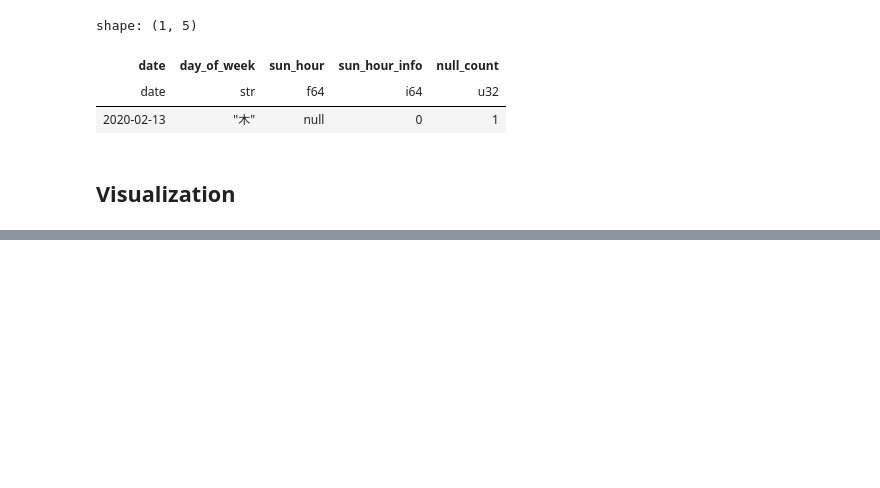
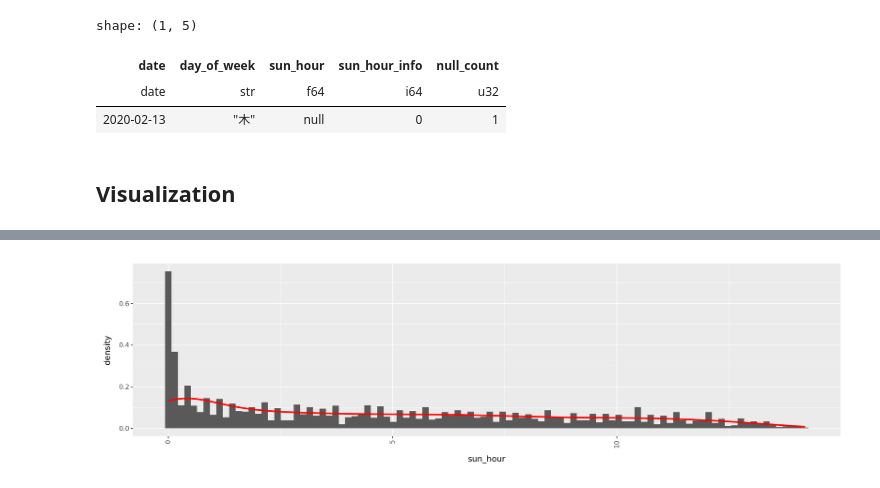
Before and after one commit to tiger-sea/mcs_research, a Jupyter notebook: src/scripts/weather_preprocess/sun.ipynb, the cells around one changed output, grey strips where cells are left out. Cells and saved outputs as stored; diff of their text form; code cells hidden in the pictures; blank space fills up the shorter version.

```diff
--- a/src/scripts/weather_preprocess/sun.ipynb
+++ b/src/scripts/weather_preprocess/sun.ipynb
@@ -78,0 +81,10 @@ shape: (1, 5)
+# %%
+(
+    ggplot(data=df, mapping=aes(x="sun_hour"))
+    + geom_histogram(aes(y="..density.."), bins=100)
+    + geom_density(size=1.2, color="red")
+    + theme(figure_size=(14, 4), axis_text_x=element_text(rotation=90))
+    # + xlim(0, 100)
+)
+# %% [output]
+[figure, added]
```
Also changed, not shown: parts of 1 cell of this notebook, 14 other files.
